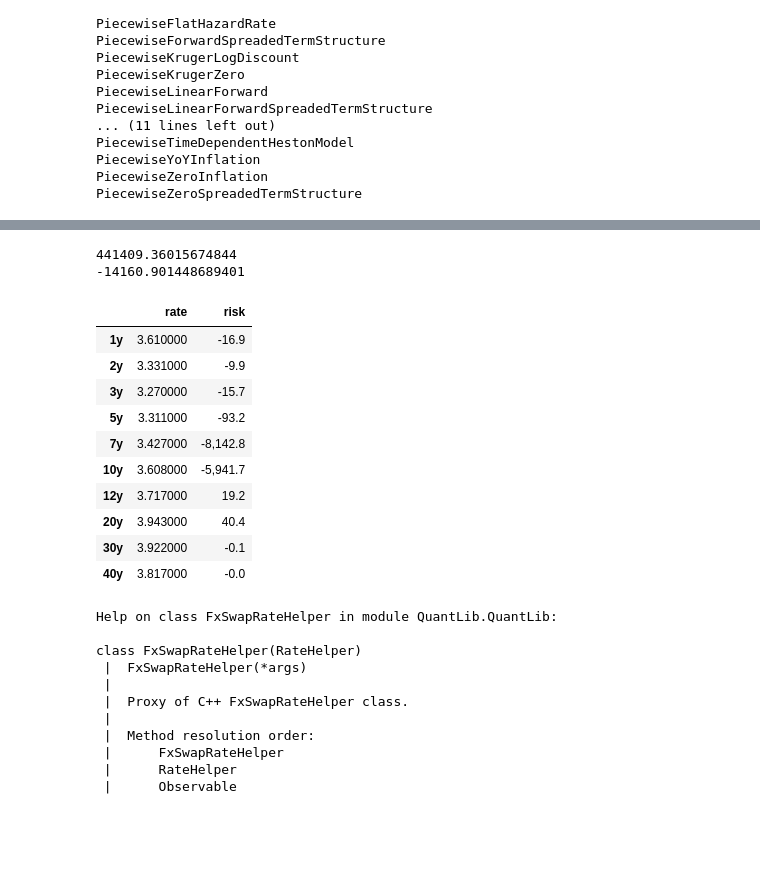
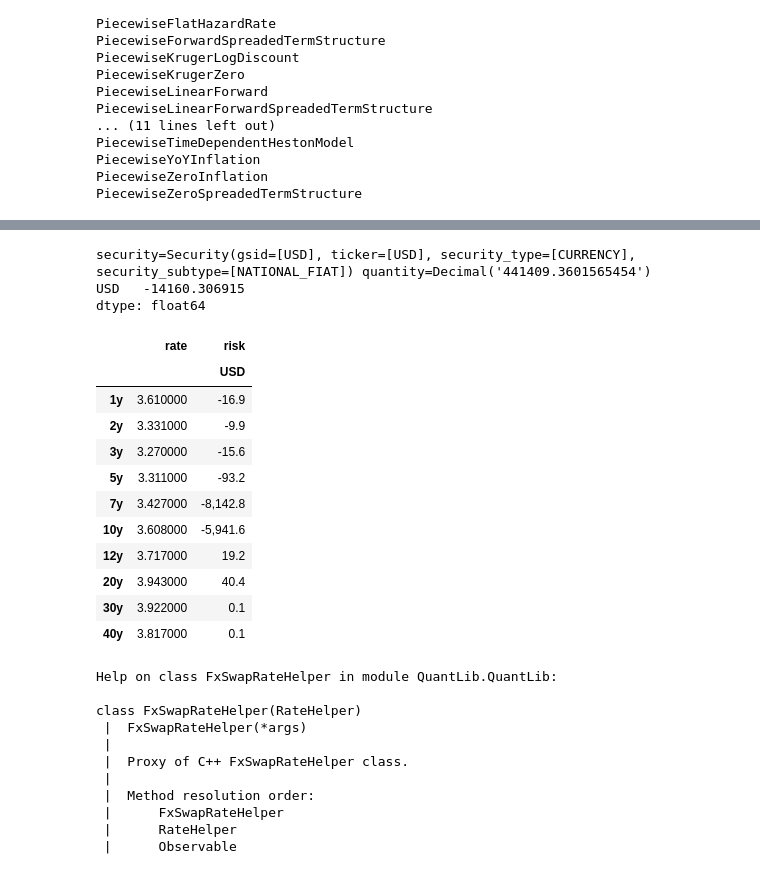
Before and after one commit to alienbrett/financial-security-classes, a Jupyter notebook: fixed_income.ipynb, the cells around one changed output, grey strips where cells are left out. Cells and saved outputs as stored; diff of their text form; code cells hidden in the pictures; blank space fills up the shorter version.

```diff
--- a/fixed_income.ipynb
+++ b/fixed_income.ipynb
@@ -38,10 +38,12 @@ ListOrT = Union[List[T], T]
 ql.Settings.instance().evaluationDate = ql.Date(3, 1, 2025)
 
 usd_ccy = fs.FiatCurrency( ticker='USD', gsid='USD')
-usd = fs.create_reference_from_security(usd_ccy)
+usd = usd_ccy
+# usd = fs.create_reference_from_security(usd_ccy)
 
 eur_ccy = fs.FiatCurrency( ticker='EUR', gsid='EUR')
-eur = fs.create_reference_from_security(eur_ccy)
+eur = eur_ccy
+# eur = fs.create_reference_from_security(eur_ccy)
 # %%
 acc1 = fs.AccrualInfo(
     start=datetime.date(2025,1,1),
@@ -842,12 +802,9 @@ multi_risk = curve.risk_factory(
         # funding_index=curve.get_curve_handle('SOFR'),
         funding_index='SOFR'
     ),
-    eps=1e-5
 )
 print(multi_risk.pv)
 df = multi_risk.curve['SOFR'].as_df()
 print(df['risk'].sum())
-df.style.format({
-    'risk':'{0:,.1f}'
-})
+df.style.format({ ('risk','USD'):'{0:,.1f}' })
 # %% [output]
@@ -870,16 +826,18 @@ df.style.format({
-441409.36015674844
--14160.901448689401
+security=Security(gsid=[USD], ticker=[USD], security_type=[CURRENCY], security_subtype=[NATIONAL_FIAT]) quantity=Decimal('441409.3601565454')
+USD   -14160.306915
+dtype: float64
 |  | rate | risk |
+|  |  | USD |
 | 1y | 3.610000 | -16.9 |
 | 2y | 3.331000 | -9.9 |
-| 3y | 3.270000 | -15.7 |
+| 3y | 3.270000 | -15.6 |
 | 5y | 3.311000 | -93.2 |
 | 7y | 3.427000 | -8,142.8 |
-| 10y | 3.608000 | -5,941.7 |
+| 10y | 3.608000 | -5,941.6 |
 | 12y | 3.717000 | 19.2 |
 | 20y | 3.943000 | 40.4 |
-| 30y | 3.922000 | -0.1 |
-| 40y | 3.817000 | -0.0 |
+| 30y | 3.922000 | 0.1 |
+| 40y | 3.817000 | 0.1 |
 # %%
 import salt.fx
 # help(ql.DiscountingSwapEngine)
```
Also changed, not shown: parts of 18 cells of this notebook, 2 other files.
